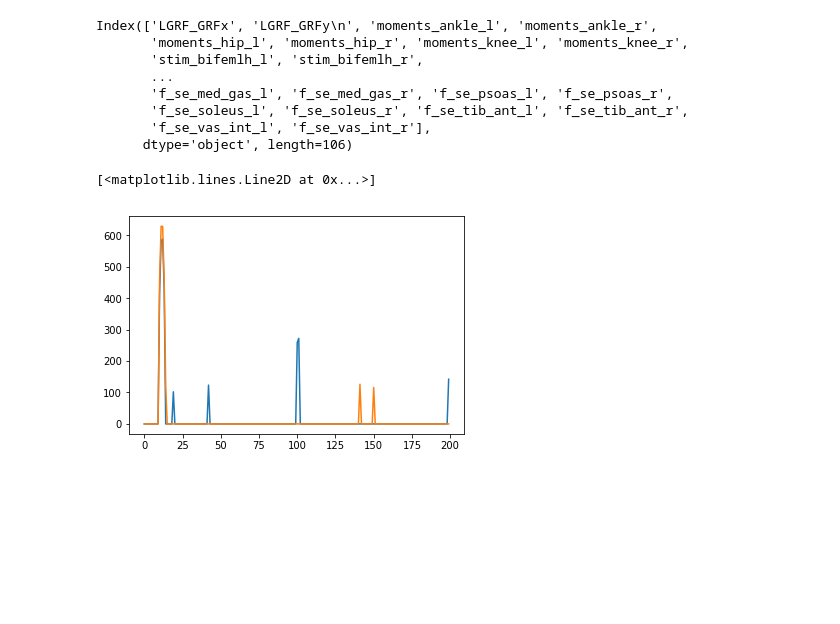
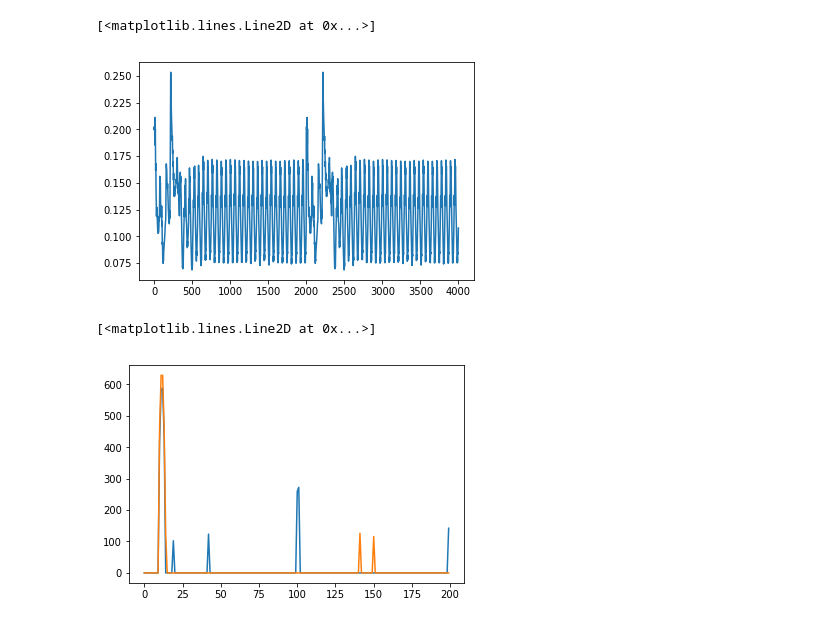
Before and after one commit to Polymere/biorob-semesterproject, a Jupyter notebook: src/data_analysis/tests.ipynb, the cells around one changed output. Drawn from its saved outputs; the diff is of its cells as text; code cells hidden in the pictures; blank space fills up the shorter version.

```diff
--- a/src/data_analysis/tests.ipynb
+++ b/src/data_analysis/tests.ipynb
@@ -25,14 +25,8 @@ plt.plot(ref["energy"][0:200])
-# %%
-data_in.columns
-# %% [output]
-Index(['LGRF_GRFx', 'LGRF_GRFy\n', 'moments_ankle_l', 'moments_ankle_r',
-       'moments_hip_l', 'moments_hip_r', 'moments_knee_l', 'moments_knee_r',
-       'stim_bifemlh_l', 'stim_bifemlh_r',
-       ...
-       'f_se_med_gas_l', 'f_se_med_gas_r', 'f_se_psoas_l', 'f_se_psoas_r',
-       'f_se_soleus_l', 'f_se_soleus_r', 'f_se_tib_ant_l', 'f_se_tib_ant_r',
-       'f_se_vas_int_l', 'f_se_vas_int_r'],
-      dtype='object', length=106)
+# %%
+plt.plot(data_in.angles_trunk)
+# %% [output]
+[<matplotlib.lines.Line2D at 0x...>]
+[figure, added]
 # %%
 plt.plot(data_in.LGRF_GRFx[0:200])
 plt.plot(data_ref.LGRF_GRFx[0:200])
```
Also changed, not shown: parts of 2 cells of this notebook, 41 other files.
